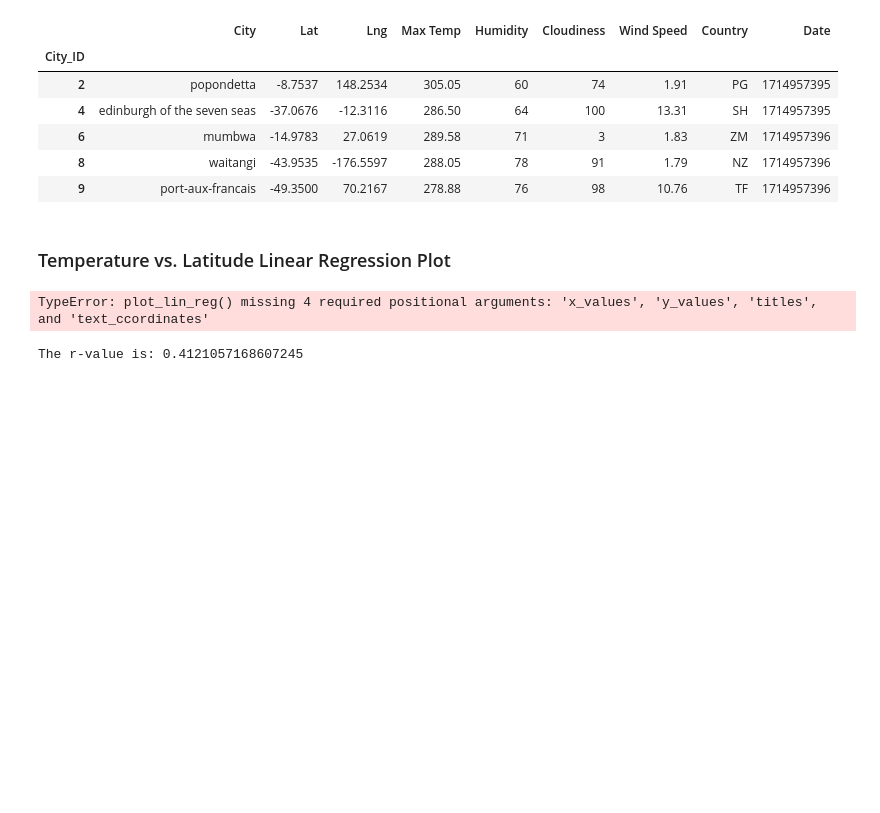
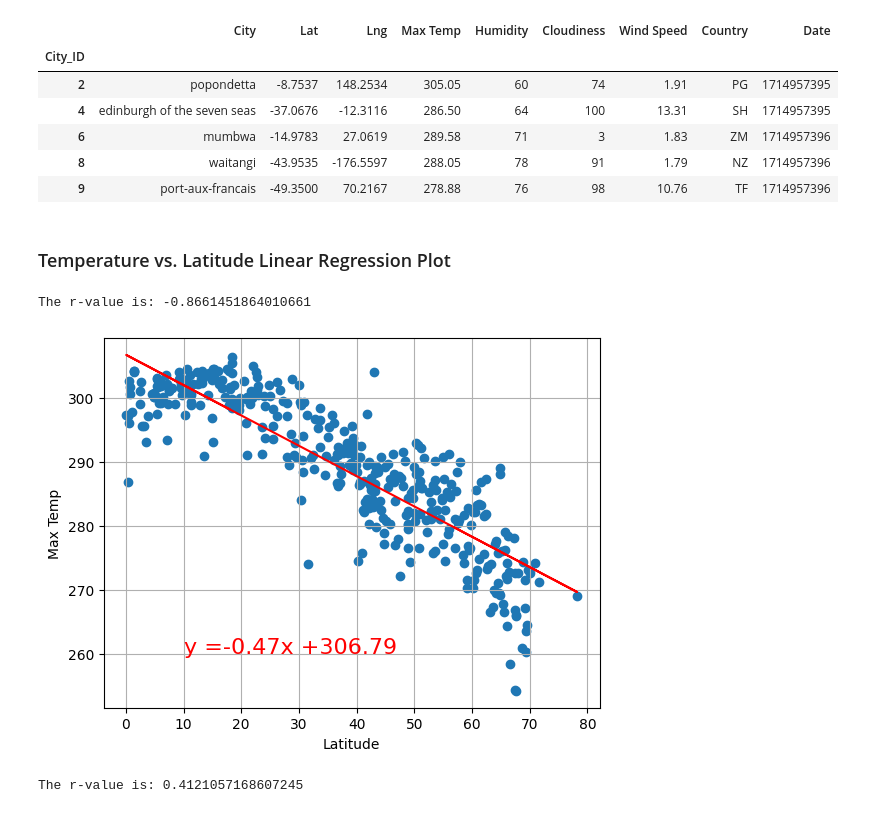
Before and after one commit to azmedtech/python-api-challenge, a Jupyter notebook: WeatherPy/WeatherPy.ipynb, the cells around one changed output. Saved outputs shown, nothing was run; the diff lists cells and outputs as text; code cells hidden in the pictures; blank space fills up the shorter version.

```diff
--- a/WeatherPy/WeatherPy.ipynb
+++ b/WeatherPy/WeatherPy.ipynb
@@ -279,18 +279,20 @@ plt.show()
 ## Requirement 2: Compute Linear Regression for Each Relationship
 # %%
 # Define a function to create Linear Regression plots
-def plot_lin_reg(x_values, y_values, titles, text_ccordinates):
+def plot_lin_reg(x_values, y_values, titles, text_coordinates):
     (slope, intercept, rvalue, pvalue, stderr) = linregress(x_values, y_values)
     regression = x_values * slope + intercept
-    line_eq_coor = (xc, yc)
 
-    line_eq = 'y =' + str(round(slope,2)) + 'x +' + str(round(intercept,2))
+    line_eq = "y =" + str(round(slope,2)) + "x +" + str(round(intercept,2))
 
-    plt.scatter(x_values, y_values, marker='o') #, edgecolors='black')
-    plt.plot(x_values, regression, color='red', linewidth=3)
-    plt.annotate(line_eq, line_eq_coor, fontsize=16, color="red")
+    plt.scatter(x_values, y_values)
+    plt.plot(x_values, regression, color='red')
+    plt.annotate(line_eq, text_coordinates, fontsize=16, color="red")
     plt.grid(True)
+    plt.xlabel("Latitude")
+    plt.ylabel(titles)
     print(f"The r-value is: {rvalue}")
+    plt.show()
 # %%
 # Create a DataFrame with the Northern Hemisphere data (Latitude >= 0)
 northern_hemi_df = city_data_df[city_data_df['Lat']>0]
@@ -324,25 +326,16 @@ southern_hemi_df.head()
 # %%
 # Linear regression on Northern Hemisphere
 x_values = northern_hemi_df["Lat"]
 y_values = northern_hemi_df["Max Temp"]
-xc = 0
-yc = 1
 
 # Perform linear regression
-plot_lin_reg()
-#line_eq = "y = " + str(round(slope,2)) + "x + " + str(round(intercept,2))
+plot_lin_reg(x_values, y_values, "Max Temp", (10,260))
 
 # Plot the data and linear regression line
-# plt.scatter(x_values, y_values)
-# plt.plot(x_values, regress_values, "r-")
-#plt.annotate(line_eq, (min(x_values), min(y_values)), fontsize=15, color="red")
-plt.xlabel("Latitude")
-plt.ylabel("Temperature")
-plt.title("Northern Hemisphere: Temperature vs. Latitude Linear Regression")
-plt.grid(True)
-plt.show()
+# plt.show()
 # %% [output]
-TypeError: plot_lin_reg() missing 4 required positional arguments: 'x_values', 'y_values', 'titles', and 'text_ccordinates'
+The r-value is: -0.8661451864010661
+[figure, added]
 # %%
 # Linear regression on Southern Hemisphere
 # YOUR CODE HERE
```
